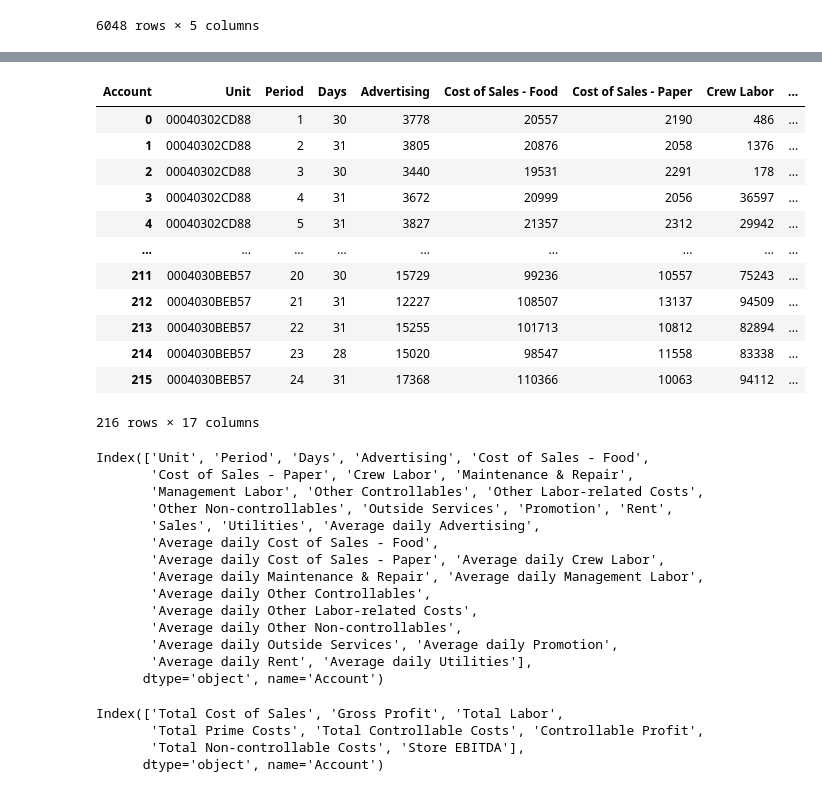
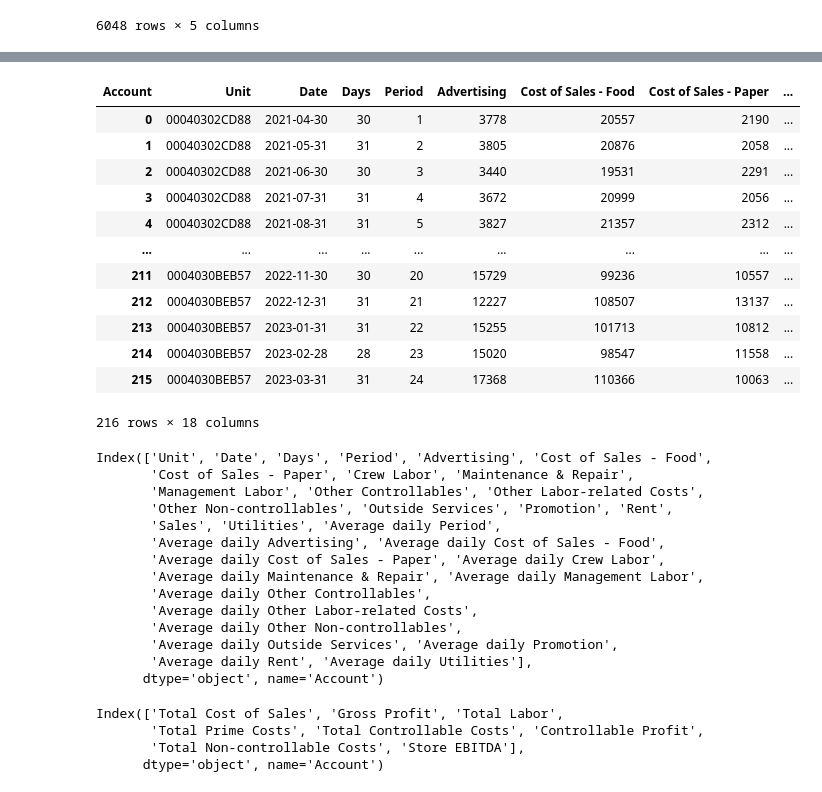
Before and after one commit to aaditkamat/QMB6945-RMS-Project, a Jupyter notebook: Feature Engineering.ipynb, the cells around one changed output, grey strips where cells are left out. Saved outputs shown, nothing was run; the diff lists cells and outputs as text; code cells hidden in the pictures.

```diff
--- a/Feature Engineering.ipynb
+++ b/Feature Engineering.ipynb
@@ -17,3 +18,8 @@ df
 | 6046 | 0004030BEB57 | 23 | 28 | Other Non-controllables | 2037 |
 | 6047 | 0004030BEB57 | 24 | 31 | Other Non-controllables | 2037 |
 6048 rows × 5 columns
+# %%
+# Convert the 'Days' column to datetime format
+dates = pd.date_range(start='4/1/2021', periods=df['Period'].max(), freq='M')
+df['Date'] = dates.array[df['Period'] - 1]
+df
@@ -20,36 +40,35 @@ df
 # %%
 # reshape df
-unmelt = df.pivot_table(index=['Unit', 'Period', 'Days'], columns='Account', values='Amount', aggfunc='sum')
+unmelt = df.pivot_table(index=['Unit', 'Date', 'Days', 'Period'], columns='Account', values='Amount', aggfunc='sum')
 unmelt = unmelt.reset_index()
 unmelt
 # %% [output]
-| Account | Unit | Period | Days | Advertising | Cost of Sales - Food | Cost of Sales - Paper | Crew Labor | ... |
-| 0 | 00040302CD88 | 1 | 30 | 3778 | 20557 | 2190 | 486 | ... |
-| 1 | 00040302CD88 | 2 | 31 | 3805 | 20876 | 2058 | 1376 | ... |
-| 2 | 00040302CD88 | 3 | 30 | 3440 | 19531 | 2291 | 178 | ... |
-| 3 | 00040302CD88 | 4 | 31 | 3672 | 20999 | 2056 | 36597 | ... |
-| 4 | 00040302CD88 | 5 | 31 | 3827 | 21357 | 2312 | 29942 | ... |
+| Account | Unit | Date | Days | Period | Advertising | Cost of Sales - Food | Cost of Sales - Paper | ... |
+| 0 | 00040302CD88 | 2021-04-30 | 30 | 1 | 3778 | 20557 | 2190 | ... |
+| 1 | 00040302CD88 | 2021-05-31 | 31 | 2 | 3805 | 20876 | 2058 | ... |
+| 2 | 00040302CD88 | 2021-06-30 | 30 | 3 | 3440 | 19531 | 2291 | ... |
+| 3 | 00040302CD88 | 2021-07-31 | 31 | 4 | 3672 | 20999 | 2056 | ... |
+| 4 | 00040302CD88 | 2021-08-31 | 31 | 5 | 3827 | 21357 | 2312 | ... |
 | ... | ... | ... | ... | ... | ... | ... | ... | ... |
-| 211 | 0004030BEB57 | 20 | 30 | 15729 | 99236 | 10557 | 75243 | ... |
-| 212 | 0004030BEB57 | 21 | 31 | 12227 | 108507 | 13137 | 94509 | ... |
-| 213 | 0004030BEB57 | 22 | 31 | 15255 | 101713 | 10812 | 82894 | ... |
-| 214 | 0004030BEB57 | 23 | 28 | 15020 | 98547 | 11558 | 83338 | ... |
-| 215 | 0004030BEB57 | 24 | 31 | 17368 | 110366 | 10063 | 94112 | ... |
+| 211 | 0004030BEB57 | 2022-11-30 | 30 | 20 | 15729 | 99236 | 10557 | ... |
+| 212 | 0004030BEB57 | 2022-12-31 | 31 | 21 | 12227 | 108507 | 13137 | ... |
+| 213 | 0004030BEB57 | 2023-01-31 | 31 | 22 | 15255 | 101713 | 10812 | ... |
+| 214 | 0004030BEB57 | 2023-02-28 | 28 | 23 | 15020 | 98547 | 11558 | ... |
+| 215 | 0004030BEB57 | 2023-03-31 | 31 | 24 | 17368 | 110366 | 10063 | ... |
-216 rows × 17 columns
+216 rows × 18 columns
 # %%
-columns_to_average = unmelt.columns.drop(['Unit', 'Period', 'Days', 'Sales'])
+columns_to_average = unmelt.columns.drop(['Unit', 'Date', 'Days', 'Sales'])
 for col in columns_to_average:
     unmelt[f'Average daily {col}'] = (unmelt[col] / unmelt['Days']).round(2)
-unmelt.to_excel('data/output.xlsx', sheet_name='unmelt')
 old_columns = unmelt.columns
 old_columns
 # %% [output]
-Index(['Unit', 'Period', 'Days', 'Advertising', 'Cost of Sales - Food',
+Index(['Unit', 'Date', 'Days', 'Period', 'Advertising', 'Cost of Sales - Food',
        'Cost of Sales - Paper', 'Crew Labor', 'Maintenance & Repair',
        'Management Labor', 'Other Controllables', 'Other Labor-related Costs',
        'Other Non-controllables', 'Outside Services', 'Promotion', 'Rent',
-       'Sales', 'Utilities', 'Average daily Advertising',
-       'Average daily Cost of Sales - Food',
+       'Sales', 'Utilities', 'Average daily Period',
+       'Average daily Advertising', 'Average daily Cost of Sales - Food',
        'Average daily Cost of Sales - Paper', 'Average daily Crew Labor',
        'Average daily Maintenance & Repair', 'Average daily Management Labor',
        'Average daily Other Controllables',
```
Also changed, not shown: parts of 9 cells of this notebook, 3 other files.
